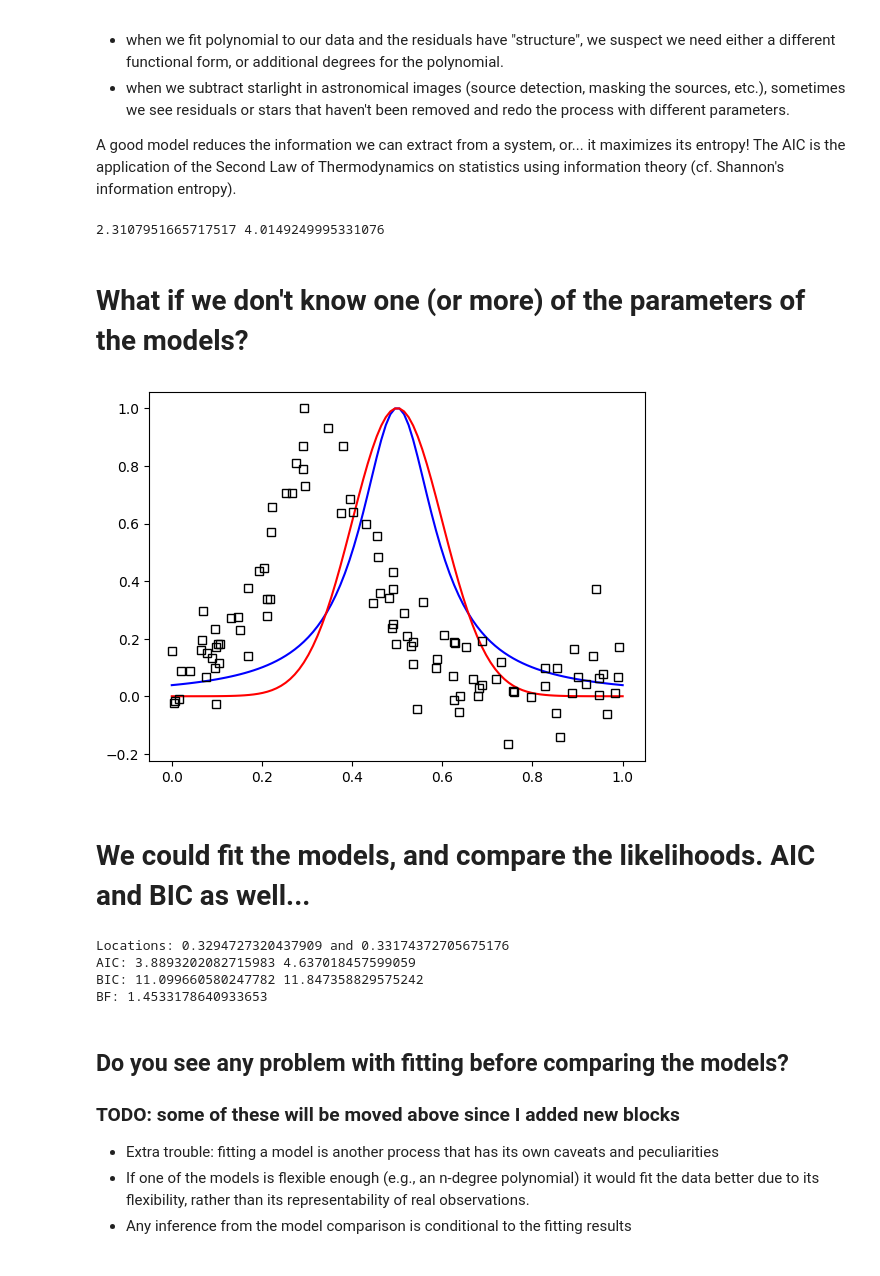
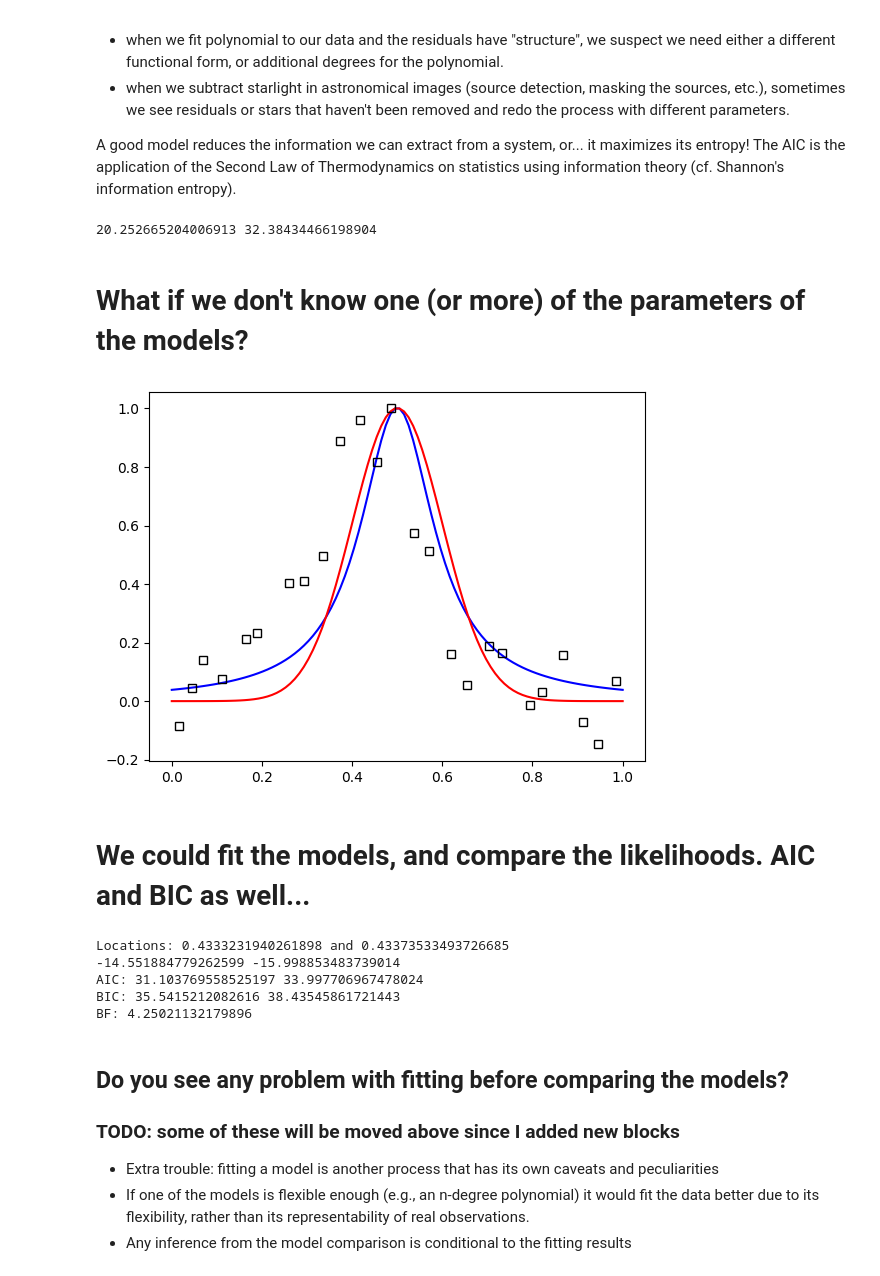
Before and after one commit to astrostatistics-in-crete/2023_summer_school, a Jupyter notebook: Bayesian/Bayesian_Models.ipynb, the cells around one changed output. Saved outputs shown, nothing was run; the diff lists cells and outputs as text; code cells hidden in the pictures.

```diff
--- a/Bayesian/Bayesian_Models.ipynb
+++ b/Bayesian/Bayesian_Models.ipynb
@@ -416,35 +552,45 @@ When the model describes our system, then the residuals will be essentially a ra
 
 A good model reduces the information we can extract from a system, or... it maximizes its entropy! The AIC is the application of the Second Law of Thermodynamics on statistics using information theory (cf. Shannon's information entropy).
 # %%
-AIC_1 = 2 * 0 - 2 * np.log(like1)
-AIC_2 = 2 * 0 - 2 * np.log(like2)
+AIC_1 = 2 * 0 - 2 * loglike1
+AIC_2 = 2 * 0 - 2 * loglike2
 print(AIC_1, AIC_2)
 # %% [output]
-2.3107951665717517 4.0149249995331076
+20.252665204006913 32.38434466198904
 # %% [markdown]
 # What if we don't know one (or more) of the parameters of the models?
 # %%
-n = 100
+np.random.seed(2023)
+
+x_plot = np.linspace(0, 1, 100)
+y1_plot = make_data(x_plot, st.cauchy, amplitude=1.0, location=0.5, width=0.1)
+y2_plot = make_data(x_plot, st.norm, amplitude=1.0, location=0.5, width=0.1)
+
+model_distributions = [st.cauchy, st.norm]
+
+n_data = 25
 true_location = np.random.uniform(0.3, 0.7)
 true_model_distribution = model_distributions[31337 % 17 % 2]
-error_scale = 0.1
-x_data = np.sort(np.random.uniform(size=100))
-y_data = make_data(x_data, true_model_distribution, amplitude=1.0, location=true_location, scale=0.1, error_scale=error_scale)
+x_data = np.linspace(0.0, 1.0, n_data) + np.random.uniform(-0.5/n_data, 0.5/n_data, size=n_data)
+y_data = make_data(x_data, true_model_distribution, amplitude=1.0, location=true_location, width=0.1, error_scale=0.1)
 y_data /= y_data.max()
 y_data
+
 
 plt.figure()
 plt.plot(x_plot, y1_plot / y1_plot.max(), "b-")
 plt.plot(x_plot, y2_plot / y2_plot.max(), "r-")
 plt.plot(x_data, y_data, "ks", mfc="none")
 plt.show()
 # %% [output]
-[figure, old version]
+[figure, new version]
 # %% [markdown]
 # We could fit the models, and compare the likelihoods. AIC and BIC as well...
 # %%
 def func_to_minimize(location, model_dist):
-    return -np.log(likelihood(x_data=x_data, y_data=y_data, model_dist=model_dist, amplitude=1.0, location=location, scale=0.1))
+    return -log_likelihood(x_data=x_data, y_data=y_data, model_dist=model_dist, amplitude=1.0, location=location, width=0.1, error_scale=0.1)
+
+# log_likelihood()
 
 minimization_result_1 = minimize(func_to_minimize,  x0=0.5, method="SLSQP", bounds=[[0.0, 1.0]], tol=1.0e-12, args=(st.cauchy))
 minimization_result_2 = minimize(func_to_minimize,  x0=0.5, method="SLSQP", bounds=[[0.0, 1.0]], tol=1.0e-12, args=(st.norm))
@@ -453,21 +599,24 @@ location_2 = minimization_result_2.x[0]
 
 print("Locations:", location_1, "and", location_2)
 
-like1 = likelihood(x_data=x_data, y_data=y_data, model_dist=st.cauchy, amplitude=1.0, location=location_1, scale=0.1)
-like2 = likelihood(x_data=x_data, y_data=y_data, model_dist=st.norm, amplitude=1.0, location=location_2, scale=0.1)
+loglike1 = log_likelihood(x_data=x_data, y_data=y_data, model_dist=st.cauchy, amplitude=1.0, location=location_1, width=0.1, error_scale=0.1)
+loglike2 = log_likelihood(x_data=x_data, y_data=y_data, model_dist=st.norm, amplitude=1.0, location=location_2, width=0.1, error_scale=0.1)
 
-AIC_1 = 2 * 1 - 2 * np.log(like1)
-AIC_2 = 2 * 1 - 2 * np.log(like2)
-BIC_1 = 2 * 1 * np.log(n_data) - 2 * np.log(like1)
-BIC_2 = 2 * 1 * np.log(n_data) - 2 * np.log(like2)
+print(loglike1, loglike2)
+
+AIC_1 = 2 * 1 - 2 * loglike1
+AIC_2 = 2 * 1 - 2 * loglike2
+BIC_1 = 2 * 1 * np.log(n_data) - 2 * loglike1
+BIC_2 = 2 * 1 * np.log(n_data) - 2 * loglike2
 print("AIC:", AIC_1, AIC_2)
 print("BIC:", BIC_1, BIC_2)
-print("BF:", like1/like2)
+print("BF:", np.exp(loglike1 - loglike2))
 # %% [output]
-Locations: 0.3294727320437909 and 0.33174372705675176
-AIC: 3.8893202082715983 4.637018457599059
-BIC: 11.099660580247782 11.847358829575242
-BF: 1.4533178640933653
+Locations: 0.4333231940261898 and 0.43373533493726685
+-14.551884779262599 -15.998853483739014
+AIC: 31.103769558525197 33.997706967478024
+BIC: 35.5415212082616 38.43545861721443
+BF: 4.25021132179896
 # %% [markdown]
 ## Do you see any problem with fitting before comparing the models?
 ### TODO: some of these will be moved above since I added new blocks
```
Also changed, not shown: parts of 31 cells of this notebook.
